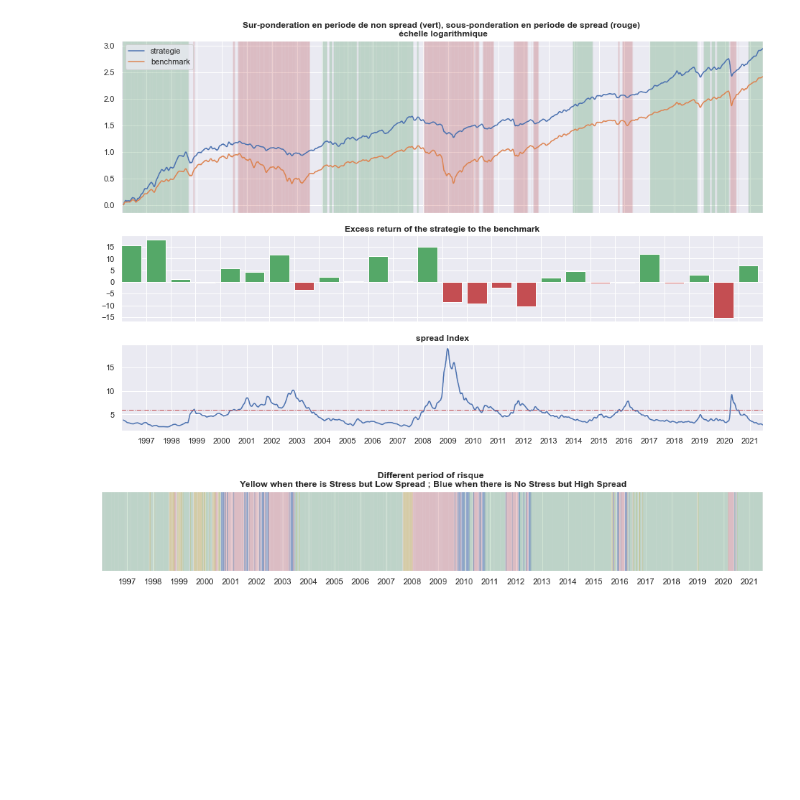
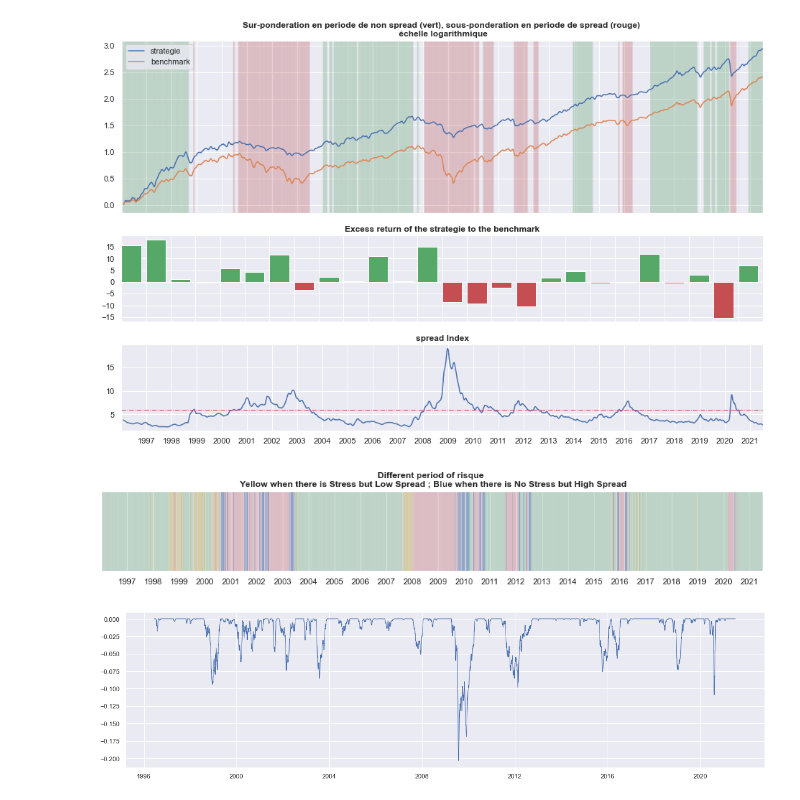
Before and after one commit to lacoupe/BCVS, a Jupyter notebook: SW/risque/risque_env.ipynb, the cells around one changed output. Cells and saved outputs as stored; diff of their text form; code cells hidden in the pictures; blank space fills up the shorter version.

```diff
--- a/SW/risque/risque_env.ipynb
+++ b/SW/risque/risque_env.ipynb
@@ -369,3 +368,14 @@ plt.title('Different period of risque \n Yellow when there is Stress but Low Spr
 plt.show()
 # %% [output]
 [figure]
+# %%
+rolling_period = 100
+bench_rolling_1m_perf = bench_perf.rolling(rolling_period).apply(lambda x: (x[-1] - x[0]) / x[0])
+df_risque['rolling_1m_perf'] = df_risque.perf.rolling(rolling_period).apply(lambda x: (x[-1] - x[0]) / x[0])
+perf_diff = (df_risque['rolling_1m_perf'] - bench_rolling_1m_perf)
+
+fig, ax = plt.subplots(figsize=(20,5))
+ax.plot(perf_diff.mask(perf_diff > 0, 0).rolling(10).mean(), lw=1)
+plt.show()
+# %% [output]
+[figure, added]
```
Also changed, not shown: parts of 9 cells of this notebook, 10 other files.
